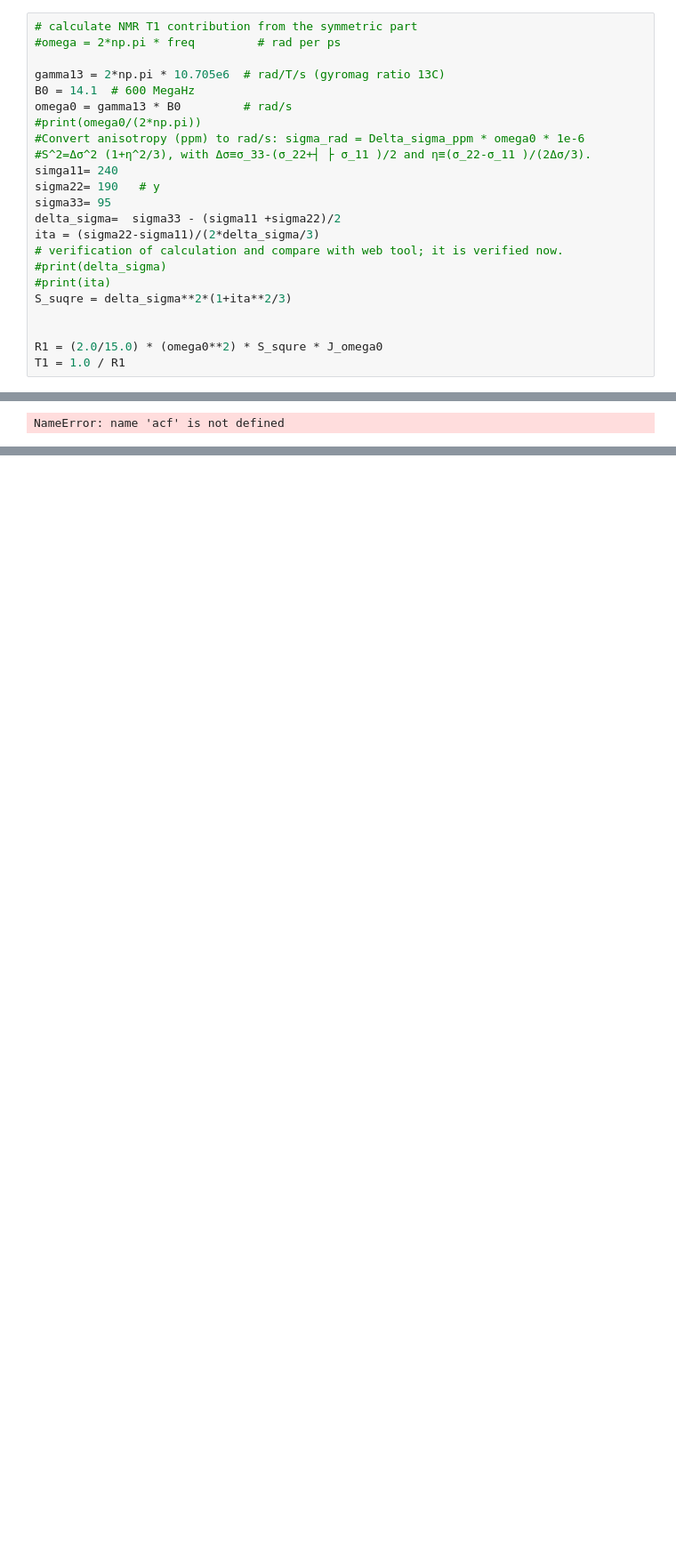
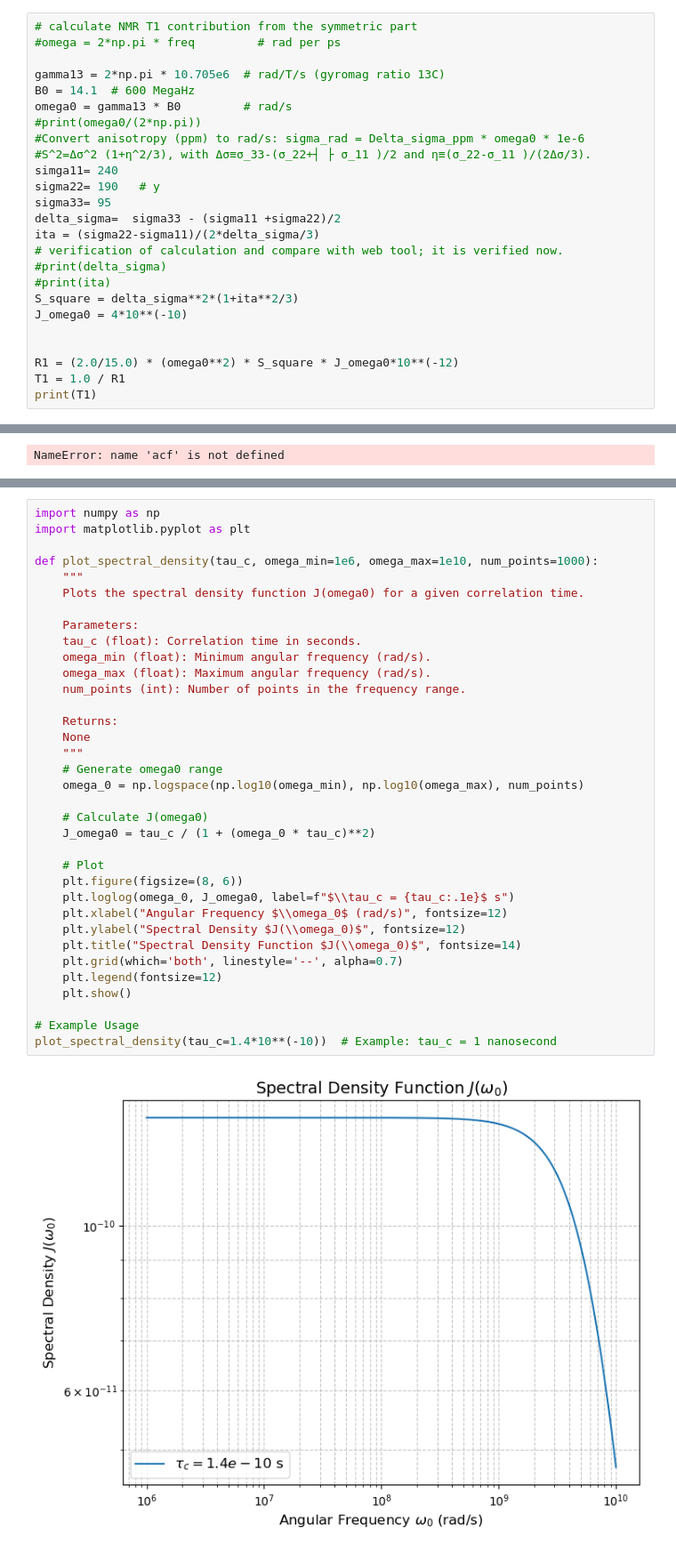
Before and after one commit to Xyunyao/KChannel_torsion_angle, a Jupyter notebook: NMR_t1_estimation.ipynb, the cells around one changed output, grey strips where cells are left out. Shown at 89% size. Cells and saved outputs as stored; diff of their text form; blank space fills up the shorter version.

```diff
--- a/NMR_t1_estimation.ipynb
+++ b/NMR_t1_estimation.ipynb
@@ -896,9 +897,11 @@ ita = (sigma22-sigma11)/(2*delta_sigma/3)
 # verification of calculation and compare with web tool; it is verified now.
 #print(delta_sigma)
 #print(ita)
-S_suqre = delta_sigma**2*(1+ita**2/3)
+S_square = delta_sigma**2*(1+ita**2/3)
+J_omega0 = 4*10**(-10)
 
 
-R1 = (2.0/15.0) * (omega0**2) * S_squre * J_omega0
+R1 = (2.0/15.0) * (omega0**2) * S_square * J_omega0*10**(-12)
 T1 = 1.0 / R1
+print(T1)
 # %% [output]
@@ -1150,0 +1159,37 @@ plt.show()
+# %%
+import numpy as np
+import matplotlib.pyplot as plt
+
+def plot_spectral_density(tau_c, omega_min=1e6, omega_max=1e10, num_points=1000):
+    """
+    Plots the spectral density function J(omega0) for a given correlation time.
+
+    Parameters:
+    tau_c (float): Correlation time in seconds.
+    omega_min (float): Minimum angular frequency (rad/s).
+    omega_max (float): Maximum angular frequency (rad/s).
+    num_points (int): Number of points in the frequency range.
+
+    Returns:
+    None
+    """
+    # Generate omega0 range
+    omega_0 = np.logspace(np.log10(omega_min), np.log10(omega_max), num_points)
+
+    # Calculate J(omega0)
+    J_omega0 = tau_c / (1 + (omega_0 * tau_c)**2)
+
+    # Plot
+    plt.figure(figsize=(8, 6))
+    plt.loglog(omega_0, J_omega0, label=f"$\\tau_c = {tau_c:.1e}$ s")
+    plt.xlabel("Angular Frequency $\\omega_0$ (rad/s)", fontsize=12)
+    plt.ylabel("Spectral Density $J(\\omega_0)$", fontsize=12)
+    plt.title("Spectral Density Function $J(\\omega_0)$", fontsize=14)
+    plt.grid(which='both', linestyle='--', alpha=0.7)
+    plt.legend(fontsize=12)
+    plt.show()
+
+# Example Usage
+plot_spectral_density(tau_c=1.4*10**(-10))  # Example: tau_c = 1 nanosecond
+# %% [output]
+[figure, added]
```
Also changed, not shown: parts of 12 cells of this notebook.
